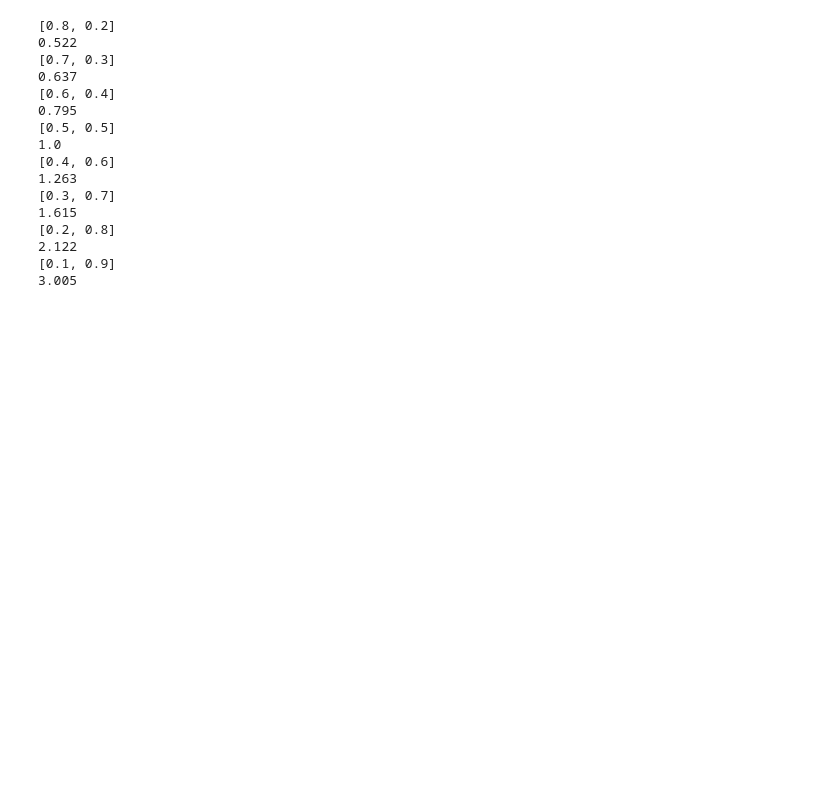
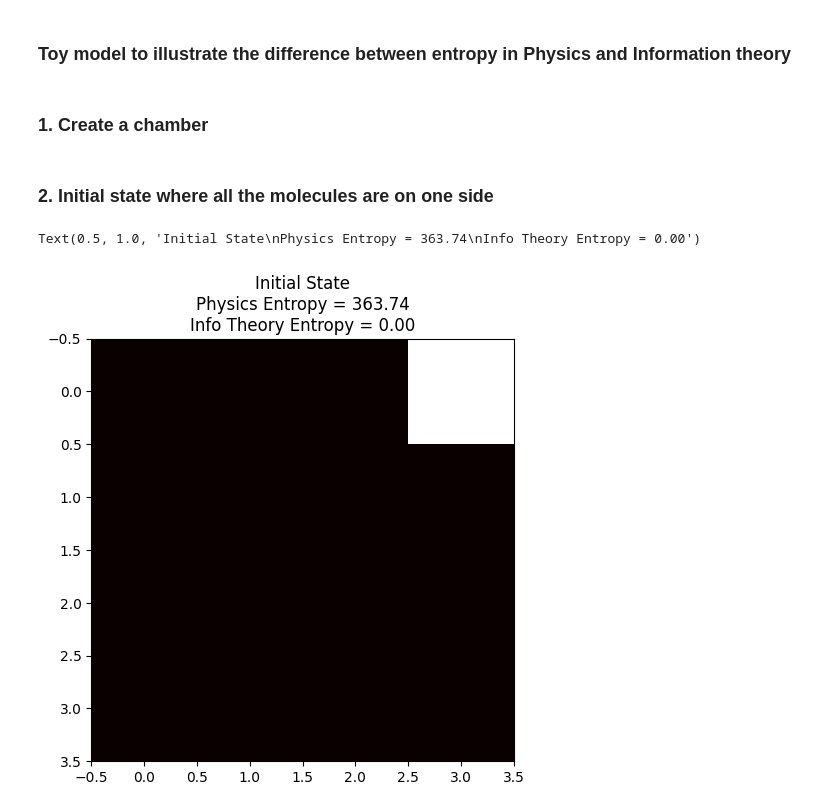
Before and after one commit to taskswithcode/probability_for_ml_notebooks, a Jupyter notebook: EntropyInPhysicsAndInformationTheory.ipynb, the cells around one changed output. Drawn from its saved outputs; the diff is of its cells as text; code cells hidden in the pictures; blank space fills up the shorter version.

```diff
--- a/EntropyInPhysicsAndInformationTheory.ipynb
+++ b/EntropyInPhysicsAndInformationTheory.ipynb
@@ -52,23 +7,4 @@ print(cross_entropy(y_true, y_true)) #Note this is the lowest value we can get f
-# %%
-for i in range(1,9):
-    i = round(i*.1,1)
-    y_pred = [round(y_true[0] - i,1), round(y_true[1] + i,1)]
-    print(y_pred)
-    print(cross_entropy(y_true, y_pred)) #All the cross entropy values will be more than the number computed above. So minimizing cross entropy loss enables a model to learn
-# %% [output]
-[0.8, 0.2]
-0.522
-[0.7, 0.3]
-0.637
-[0.6, 0.4]
-0.795
-[0.5, 0.5]
-1.0
-[0.4, 0.6]
-1.263
-[0.3, 0.7]
-1.615
-[0.2, 0.8]
-2.122
-[0.1, 0.9]
-3.005
+# %% [markdown]
+### Toy model to illustrate the difference between entropy in Physics and Information theory
+# %% [markdown]
+### 1.  Create a chamber
@@ -74,0 +31,21 @@ for i in range(1,9):
+# %% [markdown]
+### 2. Initial state where all the molecules are on one side
+# %%
+chamber = np.zeros((4, 4)) #define chamber
+
+
+chamber[0, -1] = 100 # Initially, all gas particles are in the top-right square
+# %%
+# Calculate the initial entropies
+initial_entropy_physics = math.log(math.factorial(int(np.sum(chamber))))
+initial_entropy_info_theory = entropy(chamber.flatten()/np.sum(chamber), base=2)
+
+# Plot initial state
+plt.figure(figsize=(12, 6))
+plt.subplot(121)
+plt.imshow(chamber, cmap='hot', interpolation='nearest')
+plt.title(f'Initial State\nPhysics Entropy = {initial_entropy_physics:.2f}\n'
+          f'Info Theory Entropy = {initial_entropy_info_theory:.2f}')
+# %% [output]
+Text(0.5, 1.0, 'Initial State\nPhysics Entropy = 363.74\nInfo Theory Entropy = 0.00')
+[figure, added]
```
Also changed, not shown: parts of 17 cells of this notebook.
